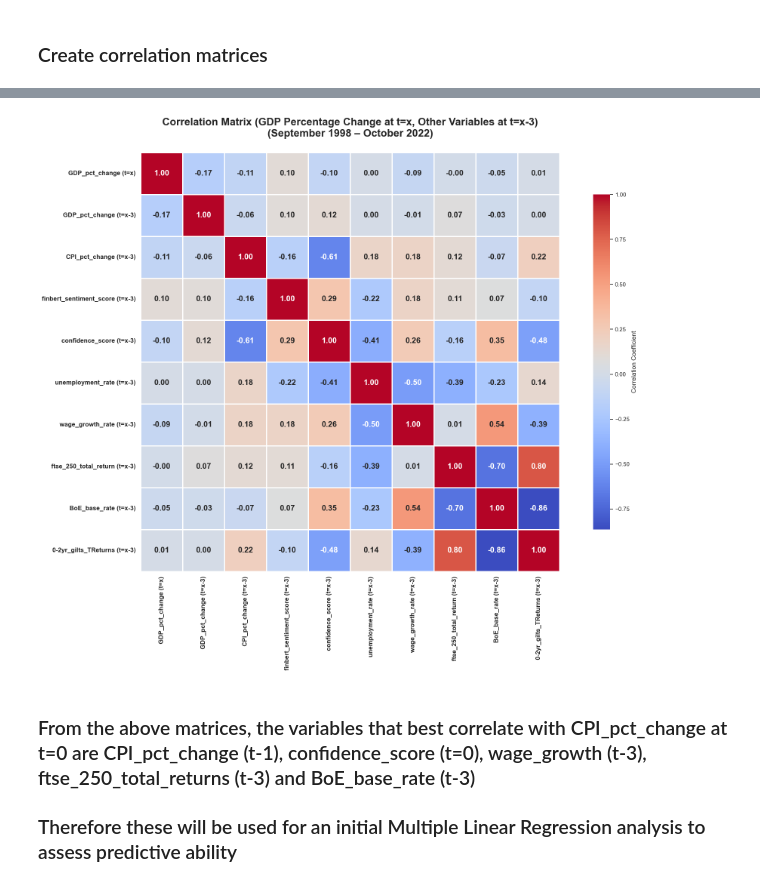
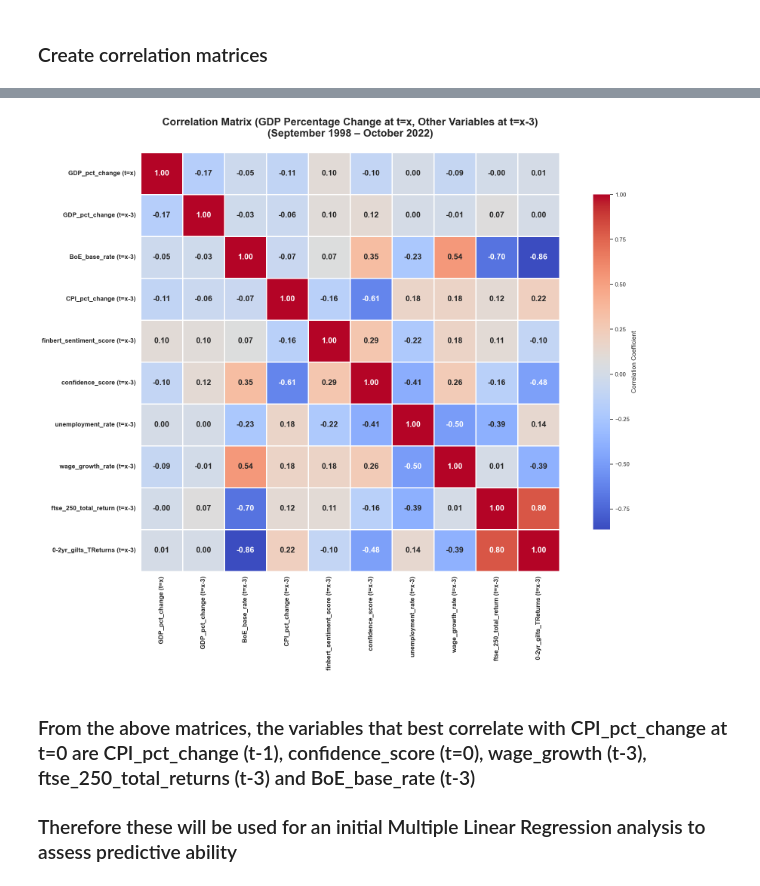
Before and after one commit to gamzebb/group-project, a Jupyter notebook: GDP analysis - sentiment, correlation, predictions (1998-22).ipynb, the cells around one changed output, grey strips where cells are left out. Drawn from its saved outputs; the diff is of its cells as text; code cells hidden in the pictures.

```diff
--- a/GDP analysis - sentiment, correlation, predictions (1998-22).ipynb
+++ b/GDP analysis - sentiment, correlation, predictions (1998-22).ipynb
@@ -311,7 +311,7 @@ plt.show()
 ### Drop unncessary columns to reduce the number of variables to be explored
 # %%
 # Drop unnecessary columns. Alters the original "df_uk" dataframe to reflected dropped columns
-df_uk_focused = df_uk_full.drop(['ftse_250_price', 'ftse_350_Price','ftse_350_Total Return (Gross, Unhedged)','price_02_Price', 'price_05_Price','price_05_Total Return (Gross, Unhedged)','price_10_Price','price_10_Total Return (Gross, Unhedged)'], axis=1)
+df_uk_focused = df_uk_full.drop(['price_02_Price', 'price_05_Price','price_05_Total Return (Gross, Unhedged)','price_10_Price','price_10_Total Return (Gross, Unhedged)'], axis=1)
 
 # View column names.
 df_uk_focused.columns
@@ -343,9 +356,9 @@ Index(['Date', 'ftse_250_total_return', 'BoE_base_rate', 'CPI_pct_change',
 # %%
 # Define the new order of the columns
 new_column_order = [
-    'Date', 'GDP_pct_change', 'CPI_pct_change', 'finbert_sentiment_score', 'confidence_score',
+    'Date', 'GDP_pct_change', 'BoE_base_rate', 'CPI_pct_change', 'finbert_sentiment_score', 'confidence_score',
     'unemployment_rate', 'wage_growth_rate',
-    'ftse_250_total_return', 'BoE_base_rate', '0-2yr_gilts_TReturns'
+    'ftse_250_total_return',  '0-2yr_gilts_TReturns'
 ]
 
 # Reindex the DataFrame with the new column order
@@ -423,9 +436,8 @@ end_date = "2022-10-31"
 filtered_df = df_uk_focused[(df_uk_focused['Date'] >= start_date) & (df_uk_focused['Date'] <= end_date)].copy()
 
 # Define columns
-columns_of_interest = [ 'GDP_pct_change', 'CPI_pct_change', 'finbert_sentiment_score', 'confidence_score',
-    'unemployment_rate', 'wage_growth_rate', 'ftse_250_total_return',
-     'BoE_base_rate', '0-2yr_gilts_TReturns']
+columns_of_interest = [ 'GDP_pct_change', 'BoE_base_rate', 'CPI_pct_change', 'finbert_sentiment_score', 'confidence_score',
+    'unemployment_rate', 'wage_growth_rate', 'ftse_250_total_return', '0-2yr_gilts_TReturns']
 
 # Create correlation DataFrame
 correlation_df = filtered_df[['GDP_pct_change']].copy()  # CPI pct change at time t
@@ -481,13 +493,13 @@ end_date = "2022-10-31"
 filtered_df = df_uk_focused[(df_uk_focused['Date'] >= start_date) & (df_uk_focused['Date'] <= end_date)].copy()
 
 # Define columns
-columns_of_interest = [ 'GDP_pct_change','CPI_pct_change', 'finbert_sentiment_score', 'confidence_score',
+columns_of_interest = [ 'GDP_pct_change', 'BoE_base_rate', 'CPI_pct_change', 'finbert_sentiment_score', 'confidence_score',
     'unemployment_rate', 'wage_growth_rate',
-    'ftse_250_total_return', 'BoE_base_rate', '0-2yr_gilts_TReturns']
+    'ftse_250_total_return', '0-2yr_gilts_TReturns']
 
 # Create correlation DataFrame
 correlation_df = filtered_df[['GDP_pct_change']].copy()  # CPI pct change at time t
-correlation_df.rename(columns={'GDP_pct_change': 'GDP_pct_change' (t=x)}, inplace=True)
+correlation_df.rename(columns={'GDP_pct_change': 'GDP_pct_change (t=x)'}, inplace=True)
 
 # Add t+2 (2 months lag) for all other variables
 for col in columns_of_interest:
@@ -539,9 +551,9 @@ end_date = "2022-10-31"
 filtered_df = df_uk_focused[(df_uk_focused['Date'] >= start_date) & (df_uk_focused['Date'] <= end_date)].copy()
 
 # Define columns
-columns_of_interest = [ 'GDP_pct_change', 'CPI_pct_change', 'finbert_sentiment_score', 'confidence_score',
+columns_of_interest = [ 'GDP_pct_change', 'BoE_base_rate', 'CPI_pct_change', 'finbert_sentiment_score', 'confidence_score',
     'unemployment_rate', 'wage_growth_rate',
-    'ftse_250_total_return', 'BoE_base_rate', '0-2yr_gilts_TReturns']
+    'ftse_250_total_return', '0-2yr_gilts_TReturns']
 
 # Create correlation DataFrame
 correlation_df = filtered_df[['GDP_pct_change']].copy()  # CPI pct change at time t
@@ -558,34 +570,34 @@ correlation_df.dropna(inplace=True)
 # Compute correlation matrix
 correlation_matrix = correlation_df.corr()
 
 #Plot the heatmap
 plt.figure(figsize=(20, 15))
 sns.set(style="white")
 
 heatmap = sns.heatmap(
     correlation_matrix,
     cmap="coolwarm",
     annot=True,
     fmt=".2f",
     annot_kws={"size": 15, "weight": "bold"},
     linewidths=1,
     linecolor='white',
     square=True,
     cbar_kws={'shrink': 0.8, 'label': 'Correlation Coefficient'},
 )
 
 plt.title(
     "Correlation Matrix (GDP Percentage Change at t=x, Other Variables at t=x-3)\n(September 1998 – October 2022)",
     fontsize=20,
     fontweight='bold',
     pad=30
 )
 plt.xticks(fontsize=12, weight='bold')
 plt.yticks(rotation=0, fontsize=12, weight='bold')
 plt.tight_layout()
 plt.show()
 # %% [output]
-[figure, old version]
+[figure, new version]
 # %% [markdown]
 ### From the above matrices, the variables that best correlate with CPI_pct_change at t=0 are CPI_pct_change (t-1), confidence_score (t=0), wage_growth (t-3), ftse_250_total_returns (t-3) and BoE_base_rate (t-3)
 
```
Also changed, not shown: parts of 49 cells of this notebook.
